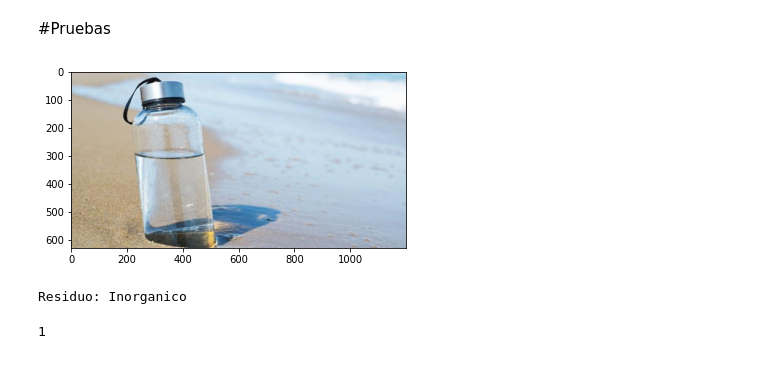
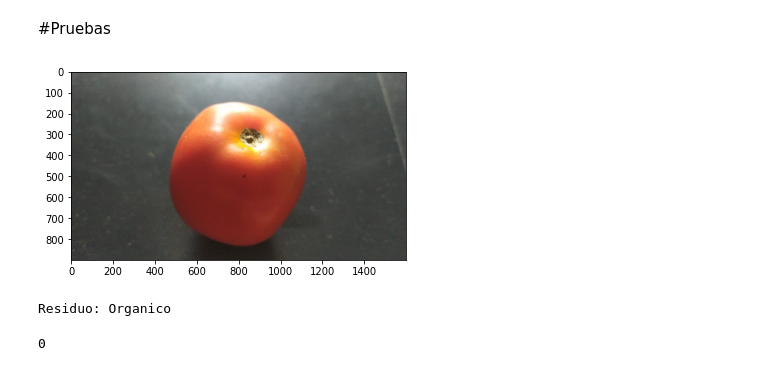
Before and after one commit to Jeffield97/Clasificador, a Jupyter notebook: CNN_Classifier.ipynb, the cells around one changed output. Saved outputs shown, nothing was run; the diff lists cells and outputs as text; code cells hidden in the pictures.

```diff
--- a/CNN_Classifier.ipynb
+++ b/CNN_Classifier.ipynb
@@ -131,34 +131,34 @@ plt.show()
 import numpy as np
 from keras.preprocessing.image import load_img, img_to_array
 from keras.models import load_model
 import matplotlib.pyplot as plt
 import matplotlib.image as img
 
 longitud, altura = 256, 256
 modelo = 'drive/MyDrive/BDC/cnn.model.best.hdf5'
 cnn = load_model(modelo)
 
 def predict(file):
 
   image = img.imread(file)
   plt.imshow(image, cmap=None)
   plt.show()
 
   x = load_img(file, target_size=(longitud, altura))
   x = img_to_array(x)
   x = np.expand_dims(x, axis=0)
   array = cnn.predict(x)
   result = array[0]
   answer = np.argmax(result)
   if answer == 0:
     print("Residuo: Organico")
   elif answer == 1:
     print("Residuo: Inorganico")
 
   return answer
 
-predict('drive/MyDrive/BDC/DATASET/UPLOADED/bottle.jpg')
+predict('drive/MyDrive/BDC/DATASET/UPLOADED/tom2.jpg')
 # %% [output]
-[figure, old version]
+[figure, new version]
-Residuo: Inorganico
+Residuo: Organico
-1
+0
```
Also changed, not shown: parts of 1 cell of this notebook.
